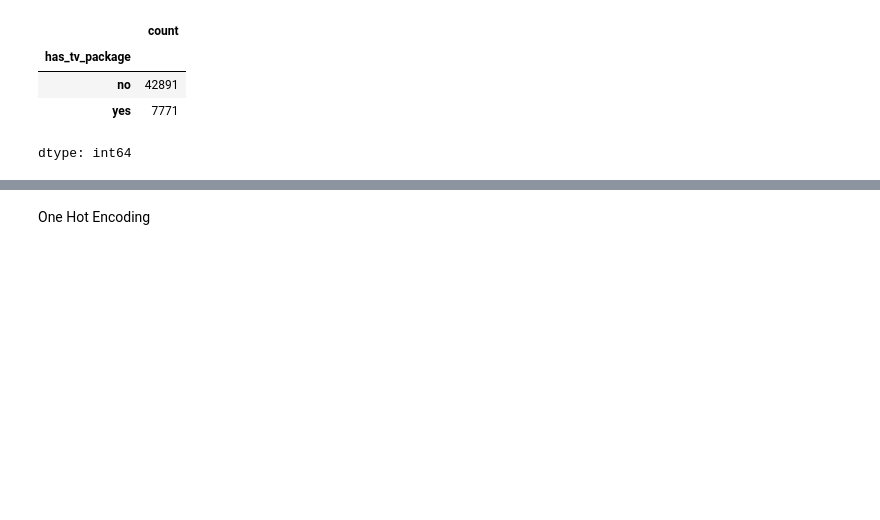
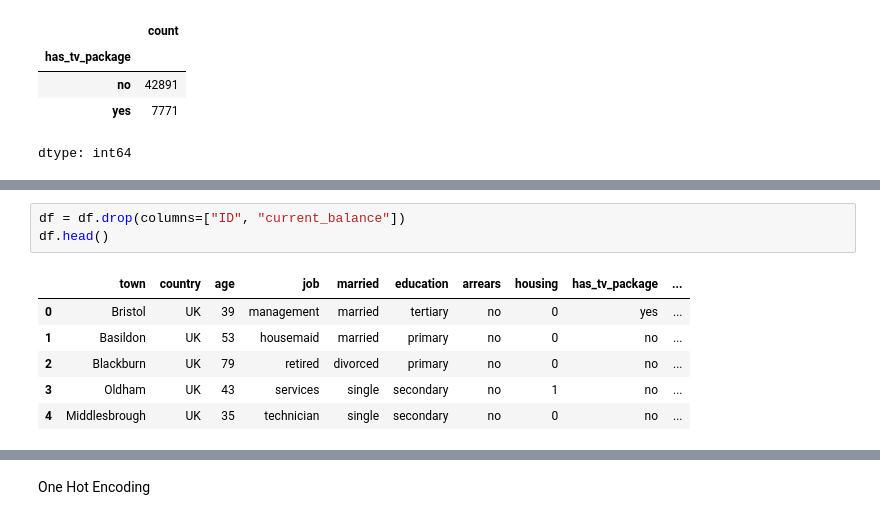
Before and after one commit to pragashraj/ITNPBD6-Customer-Targeting, a Jupyter notebook: ITNPBD6_Customer_Targeting.ipynb, the cells around one changed output, grey strips where cells are left out. Cells and saved outputs as stored; diff of their text form; blank space fills up the shorter version.

```diff
--- a/ITNPBD6_Customer_Targeting.ipynb
+++ b/ITNPBD6_Customer_Targeting.ipynb
@@ -285,0 +324,10 @@ dtype: int64
+# %%
+df = df.drop(columns=["ID", "current_balance"])
+df.head()
+# %% [output]
+|  | town | country | age | job | married | education | arrears | housing | has_tv_package | ... |
+| 0 | Bristol | UK | 39 | management | married | tertiary | no | 0 | yes | ... |
+| 1 | Basildon | UK | 53 | housemaid | married | primary | no | 0 | no | ... |
+| 2 | Blackburn | UK | 79 | retired | divorced | primary | no | 0 | no | ... |
+| 3 | Oldham | UK | 43 | services | single | secondary | no | 1 | no | ... |
+| 4 | Middlesbrough | UK | 35 | technician | single | secondary | no | 0 | no | ... |
```
Also changed, not shown: parts of 21 cells of this notebook.
